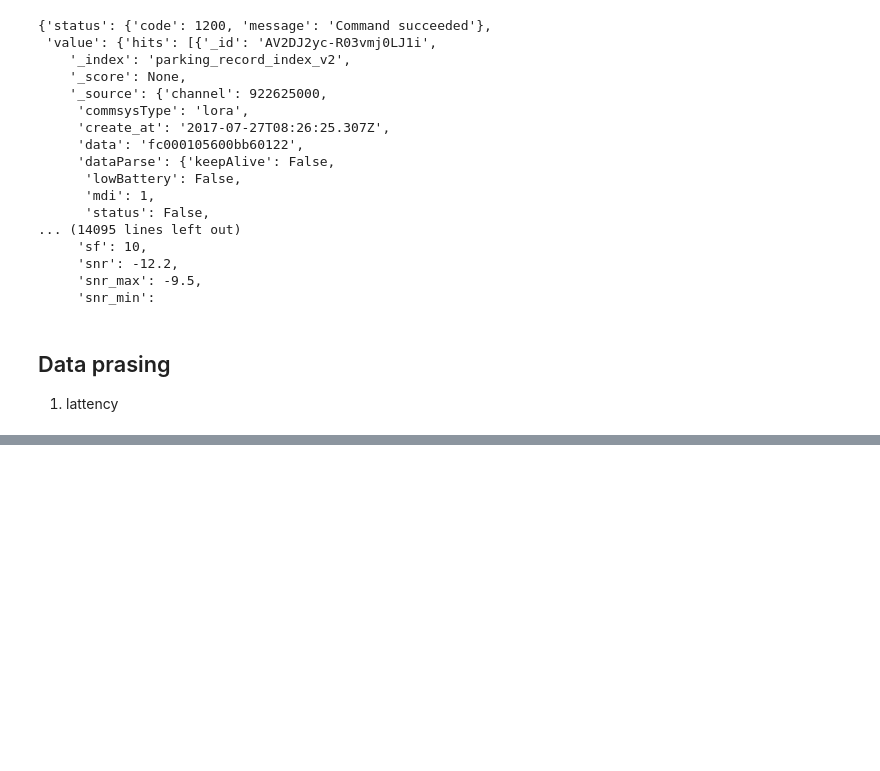
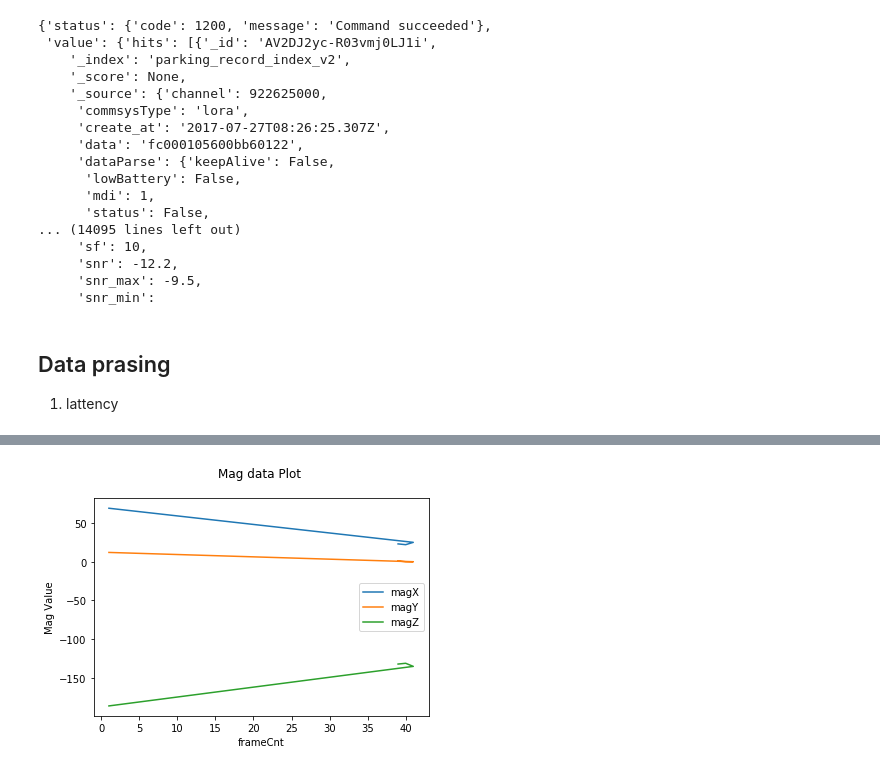
Before and after one commit to qwedsazxc78/ML_DL_Learning, a Jupyter notebook: Gemtek/Gemtek_getData.ipynb, the cells around one changed output, grey strips where cells are left out. Drawn from its saved outputs; the diff is of its cells as text; code cells hidden in the pictures; blank space fills up the shorter version.

Commit message:
add plot

```diff
--- a/Gemtek/Gemtek_getData.ipynb
+++ b/Gemtek/Gemtek_getData.ipynb
@@ -410,2 +407,0 @@ datetime.datetime(2005, 6, 1, 13, 33)
-# %%
-datetime_object = datetime.strptime('2017-07-26T08:04:33.897Z', '%Y-%m-%d %H:%M:%S')
@@ -413,0 +425,38 @@ ValueError: time data '2017-07-26T08:04:33.897Z' does not match format '%Y-%m-%d
+# %%
+latency_time_list = list()
+create_time_list  = list()
+
+for i in range(len(df.create_at_time)):
+    create_time = get_datetime_from_timeString( df.create_at_time[i] )
+    recv_time   = get_datetime_from_timeString( df.recv_at_time[i] )
+    latency_time = get_two_datetime_delta( recv_time , create_time )
+#     print(latency_time)
+    latency_time_list.append(latency_time)
+    create_time_list.append(latency_time)
+
+df['latency_time'] = latency_time_list
+# %%
+import matplotlib.pyplot as plt
+import numpy as np
+%matplotlib inline
+
+count = df.frameCnt
+magX = df.magX
+magY = df.magY
+magZ = df.magZ
+magT = df.magT
+
+plt.figure()
+plt.plot(count, magX, label='magX')
+plt.plot(count, magY, label='magY')
+plt.plot(count, magZ, label='magZ')
+plt.xlabel('frameCnt')
+plt.ylabel('Mag Value')
+plt.title('Mag data Plot \n ')
+plt.legend()
+plt.show()
+
+# df2 = pd.DataFrame(np.random.rand(10, 4), columns=['magX', 'magX', 'magX', 'magX'])
+# plt.figure(); df2.plot();
+# %% [output]
+[figure, added]
```
Also changed, not shown: parts of 12 cells of this notebook, 2 other files.
